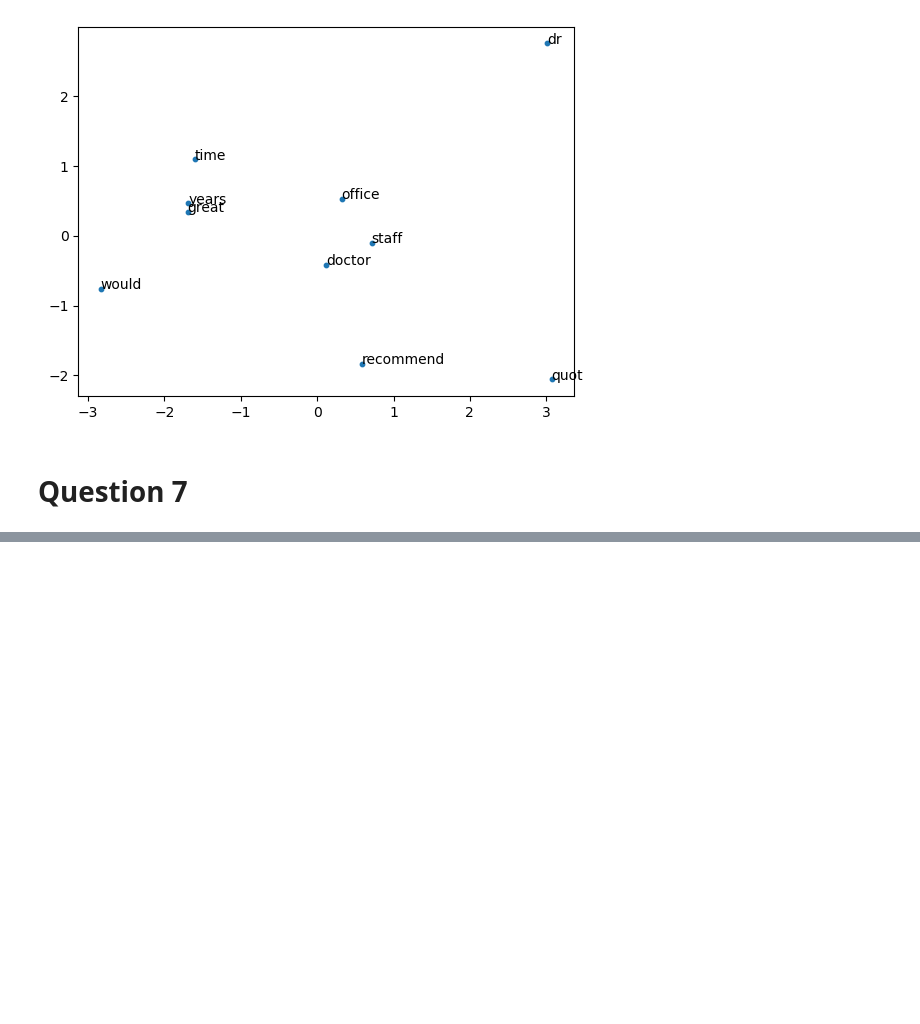
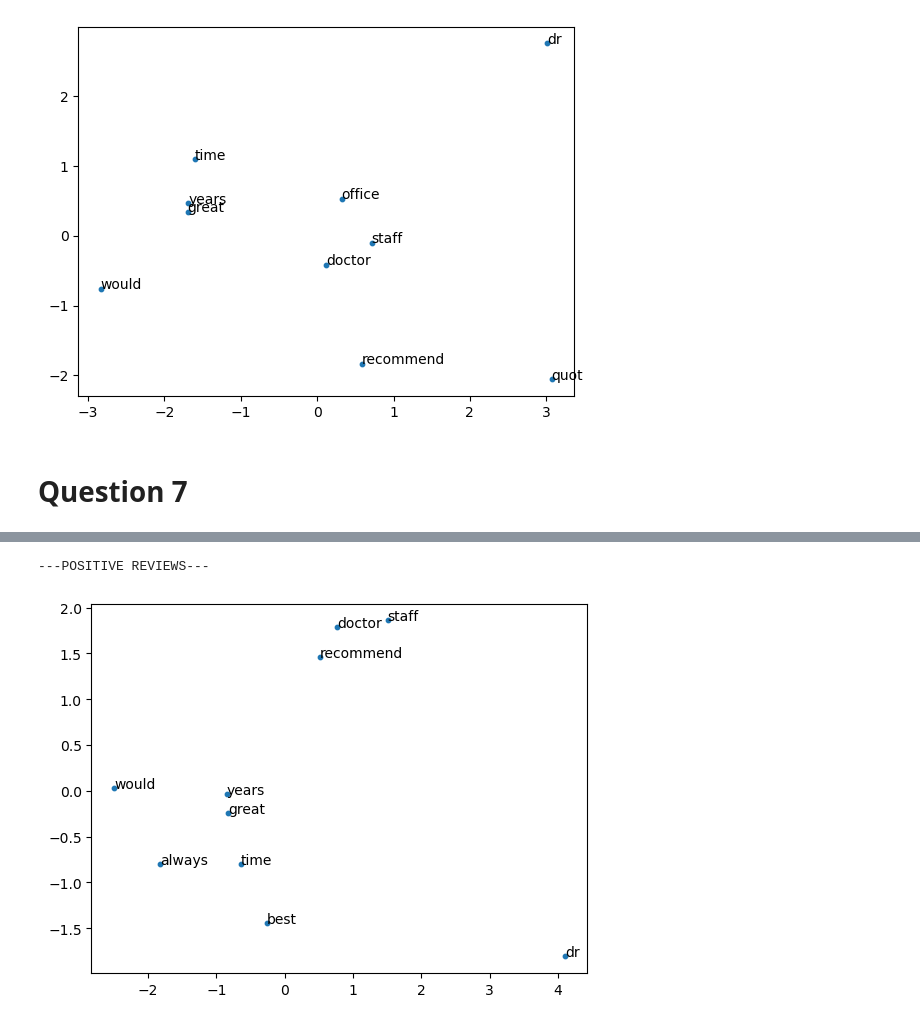
Before and after one commit to julehalim/assignment2BNLP4Health, a Jupyter notebook: NLP4Health_assignment2B_Halim.ipynb, the cells around one changed output, grey strips where cells are left out. Cells and saved outputs as stored; diff of their text form; code cells hidden in the pictures; blank space fills up the shorter version.

Commit message:
Question 8 Done

```diff
--- a/NLP4Health_assignment2B_Halim.ipynb
+++ b/NLP4Health_assignment2B_Halim.ipynb
@@ -271,18 +271,16 @@ for word in sortedFeatures[:10]:
 topTFIDF(sortedFeatures)
 
 
-top10Emb=[modelGlove[words] for words in top10Words]
+def visualization(topWords):
+    top10Emb=[modelGlove[word] for word in topWords]
+    #print(top10Emb)
+    emb2D=PCA(n_components=2).fit_transform(np.array(top10Emb))
+    fig, ax = plt.subplots()
+    plt.scatter(emb2D[:, 0], emb2D[:, 1], s=10)
+    for i, w in enumerate(topWords):
+        ax.text(emb2D[i, 0], emb2D[i, 1], w)
 
-# print(top10Emb)
-
-emb2D=PCA(n_components=2).fit_transform(np.array(top10Emb))
-
-fig, ax = plt.subplots()
-
-plt.scatter(emb2D[:, 0], emb2D[:, 1], s=10)
-
-for i, w in enumerate(top10Words):
-    ax.text(emb2D[i, 0], emb2D[i, 1], w)
+visualization(top10Words)
 # %% [output]
 TOP 10 TFIDF SCORES:
 WORD: dr //TFIDF SCORE: 0.5525698179589782
@@ -301,0 +360,11 @@ WORD: recommend //TFIDF SCORE: 0.10845758131607795
+# %%
+## Question 7 Continued
+
+print("---POSITIVE REVIEWS---")
+top10WordsPositive=[]
+for word in sortedFeaturesPositive[:10]:
+    top10WordsPositive.append(word[0])
+visualization(top10WordsPositive)
+# %% [output]
+---POSITIVE REVIEWS---
+[figure, added]
```
Also changed, not shown: parts of 9 cells of this notebook.
